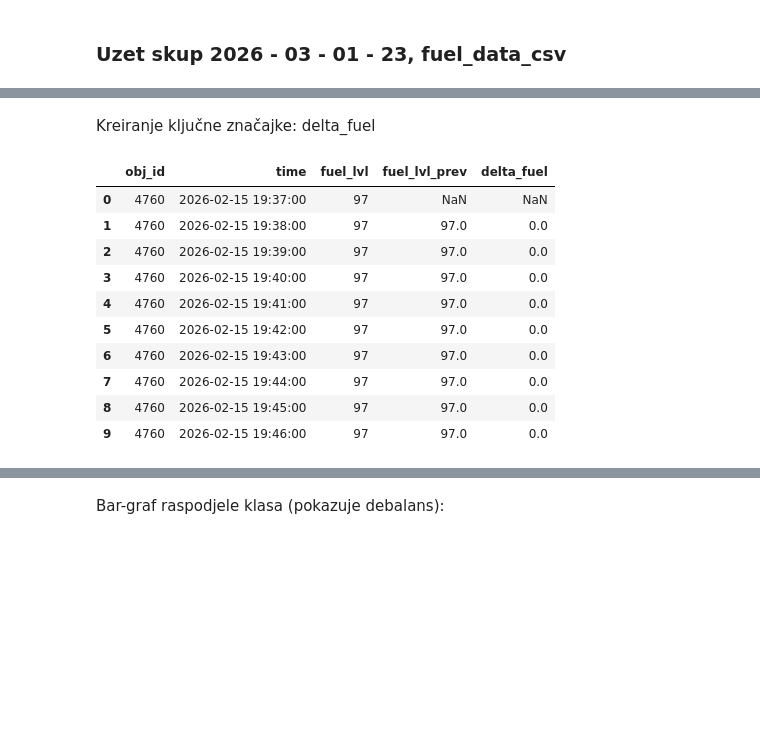
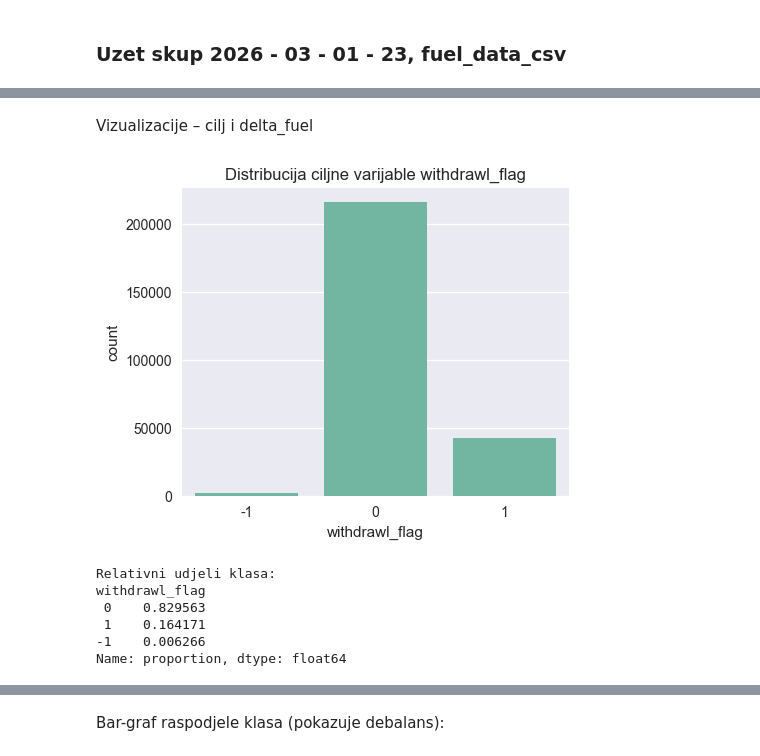
Before and after one commit to Djasek01/sick-fuel-event-detection, a Jupyter notebook: notebooks/01_analiza_priprema_podataka_dogadaji_goriva.ipynb, the cells around one changed output, grey strips where cells are left out. Drawn from its saved outputs; the diff is of its cells as text; code cells hidden in the pictures; blank space fills up the shorter version.

```diff
--- a/notebooks/01_analiza_priprema_podataka_dogadaji_goriva.ipynb
+++ b/notebooks/01_analiza_priprema_podataka_dogadaji_goriva.ipynb
@@ -48,18 +92,10 @@ Pretvorba tipova + osnovno čišćenje
 # %%
-# vrijeme u datetime
-df["time"] = pd.to_datetime(df["time"], errors="coerce")
+# Sortiranje po vozilu i vremenu
+df = df.sort_values(by=["obj_id", "time"])
 
-# numerički stupci
-num_cols = ["fuel_lvl", "speed", "gps_latitude", "gps_longitude"]
-for c in num_cols:
-    df[c] = pd.to_numeric(df[c], errors="coerce")
+# Kreiranje prethodne razine goriva i promjene
+df["fuel_lvl_prev"] = df.groupby("obj_id")["fuel_lvl"].shift(1)
+df["delta_fuel"] = df["fuel_lvl"] - df["fuel_lvl_prev"]
 
-# withdrawal_flag i contact_value kao int
-df["withdrawal_flag"] = pd.to_numeric(df["withdrawal_flag"], errors="coerce").fillna(0).astype(int)
-df["contact_value"] = pd.to_numeric(df["contact_value"], errors="coerce").fillna(0).astype(int)
-
-# makni redove bez vremena ili fuel_lvl
-df = df.dropna(subset=["time", "fuel_lvl"])
-
-df.dtypes
+df[["obj_id", "time", "fuel_lvl", "fuel_lvl_prev", "delta_fuel"]].head(10)
 # %% [output]
@@ -87,25 +120,20 @@ df.head()
 # %% [markdown]
-Kreiranje ključne značajke: delta_fuel
+Vizualizacije – cilj i delta_fuel
 # %%
-# sortiranje po vozilu i vremenu
-df = df.sort_values(["obj_id", "time"])
+target_col = "withdrawl_flag"
 
-# prethodna razina goriva po vozilu
-df["fuel_lvl_prev"] = df.groupby("obj_id")["fuel_lvl"].shift(1)
+plt.figure(figsize=(5,4))
+sns.countplot(x=target_col, data=df)
+plt.title("Distribucija ciljne varijable withdrawl_flag")
+plt.show()
 
-# promjena goriva
-df["delta_fuel"] = df["fuel_lvl"] - df["fuel_lvl_prev"]
-
-df[["obj_id", "time", "fuel_lvl", "fuel_lvl_prev", "delta_fuel"]].head(10)
+print("Relativni udjeli klasa:")
+print(df[target_col].value_counts(normalize=True))
 # %% [output]
-|  | obj_id | time | fuel_lvl | fuel_lvl_prev | delta_fuel |
-| 0 | 4760 | 2026-02-15 19:37:00 | 97 | NaN | NaN |
-| 1 | 4760 | 2026-02-15 19:38:00 | 97 | 97.0 | 0.0 |
-| 2 | 4760 | 2026-02-15 19:39:00 | 97 | 97.0 | 0.0 |
-| 3 | 4760 | 2026-02-15 19:40:00 | 97 | 97.0 | 0.0 |
-| 4 | 4760 | 2026-02-15 19:41:00 | 97 | 97.0 | 0.0 |
-| 5 | 4760 | 2026-02-15 19:42:00 | 97 | 97.0 | 0.0 |
-| 6 | 4760 | 2026-02-15 19:43:00 | 97 | 97.0 | 0.0 |
-| 7 | 4760 | 2026-02-15 19:44:00 | 97 | 97.0 | 0.0 |
-| 8 | 4760 | 2026-02-15 19:45:00 | 97 | 97.0 | 0.0 |
-| 9 | 4760 | 2026-02-15 19:46:00 | 97 | 97.0 | 0.0 |
+[figure, added]
+Relativni udjeli klasa:
+withdrawl_flag
+ 0    0.829563
+ 1    0.164171
+-1    0.006266
+Name: proportion, dtype: float64
```
Also changed, not shown: parts of 26 cells of this notebook.
